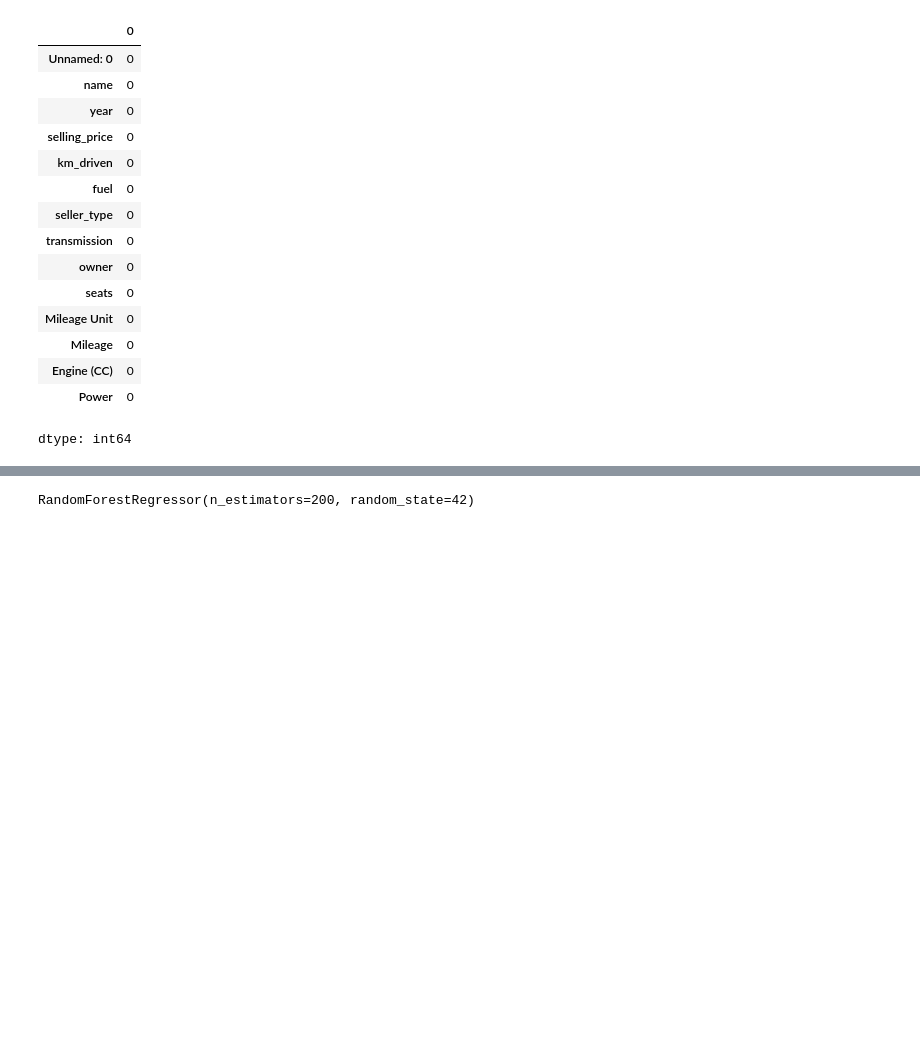
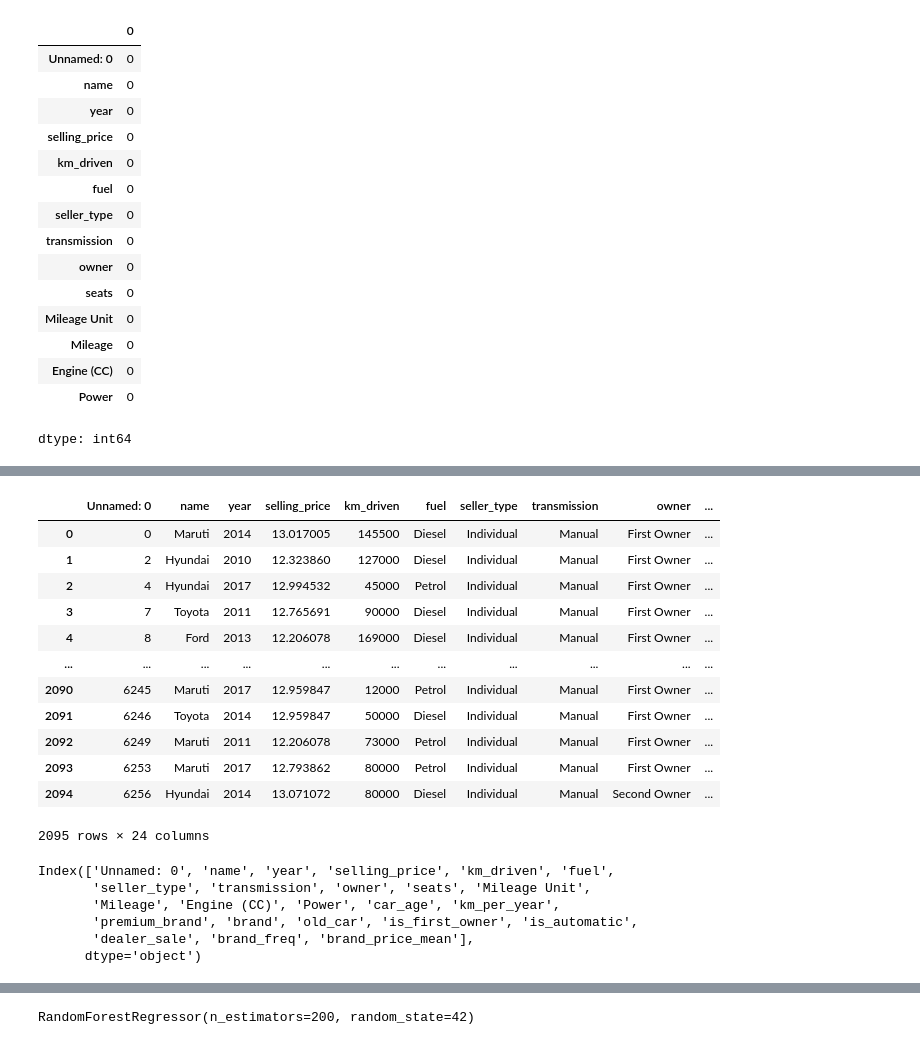
Before and after one commit to sujal-chauhan2006/ML-Projects, a Jupyter notebook: Car Price Prediction/Car_Price_Prediction.ipynb, the cells around one changed output, grey strips where cells are left out. Drawn from its saved outputs; the diff is of its cells as text; code cells hidden in the pictures; blank space fills up the shorter version.

```diff
--- a/Car Price Prediction/Car_Price_Prediction.ipynb
+++ b/Car Price Prediction/Car_Price_Prediction.ipynb
@@ -140,0 +217,14 @@ dtype: int64
+# %%
+df['dealer_sale'] = (
+    df['seller_type'] == 'Dealer'
+).astype(int)
+# %%
+df['selling_price'] = np.log1p(df['selling_price'])
+# %%
+freq = df['brand'].value_counts()
+
+df['brand_freq'] = df['brand'].map(freq)
+# %%
+brand_mean = df.groupby('brand')['selling_price'].mean()
+
+df['brand_price_mean'] = df['brand'].map(brand_mean)
@@ -140,0 +235,25 @@ dtype: int64
+# %%
+df
+# %% [output]
+|  | Unnamed: 0 | name | year | selling_price | km_driven | fuel | seller_type | transmission | owner | ... |
+| 0 | 0 | Maruti | 2014 | 13.017005 | 145500 | Diesel | Individual | Manual | First Owner | ... |
+| 1 | 2 | Hyundai | 2010 | 12.323860 | 127000 | Diesel | Individual | Manual | First Owner | ... |
+| 2 | 4 | Hyundai | 2017 | 12.994532 | 45000 | Petrol | Individual | Manual | First Owner | ... |
+| 3 | 7 | Toyota | 2011 | 12.765691 | 90000 | Diesel | Individual | Manual | First Owner | ... |
+| 4 | 8 | Ford | 2013 | 12.206078 | 169000 | Diesel | Individual | Manual | First Owner | ... |
+| ... | ... | ... | ... | ... | ... | ... | ... | ... | ... | ... |
+| 2090 | 6245 | Maruti | 2017 | 12.959847 | 12000 | Petrol | Individual | Manual | First Owner | ... |
+| 2091 | 6246 | Toyota | 2014 | 12.959847 | 50000 | Diesel | Individual | Manual | First Owner | ... |
+| 2092 | 6249 | Maruti | 2011 | 12.206078 | 73000 | Petrol | Individual | Manual | First Owner | ... |
+| 2093 | 6253 | Maruti | 2017 | 12.793862 | 80000 | Petrol | Individual | Manual | First Owner | ... |
+| 2094 | 6256 | Hyundai | 2014 | 13.071072 | 80000 | Diesel | Individual | Manual | Second Owner | ... |
+2095 rows × 24 columns
+# %%
+df.columns
+# %% [output]
+Index(['Unnamed: 0', 'name', 'year', 'selling_price', 'km_driven', 'fuel',
+       'seller_type', 'transmission', 'owner', 'seats', 'Mileage Unit',
+       'Mileage', 'Engine (CC)', 'Power', 'car_age', 'km_per_year',
+       'premium_brand', 'brand', 'old_car', 'is_first_owner', 'is_automatic',
+       'dealer_sale', 'brand_freq', 'brand_price_mean'],
+      dtype='object')
```
Also changed, not shown: parts of 59 cells of this notebook.
